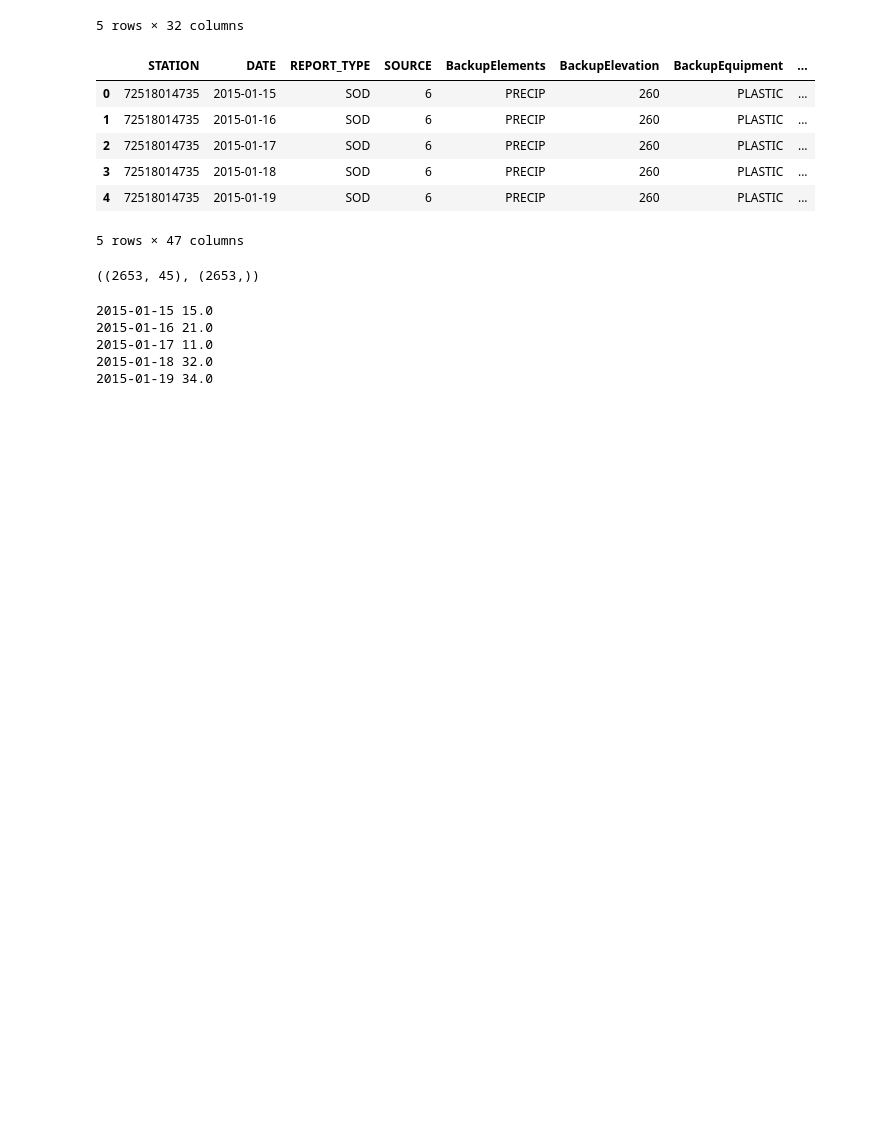
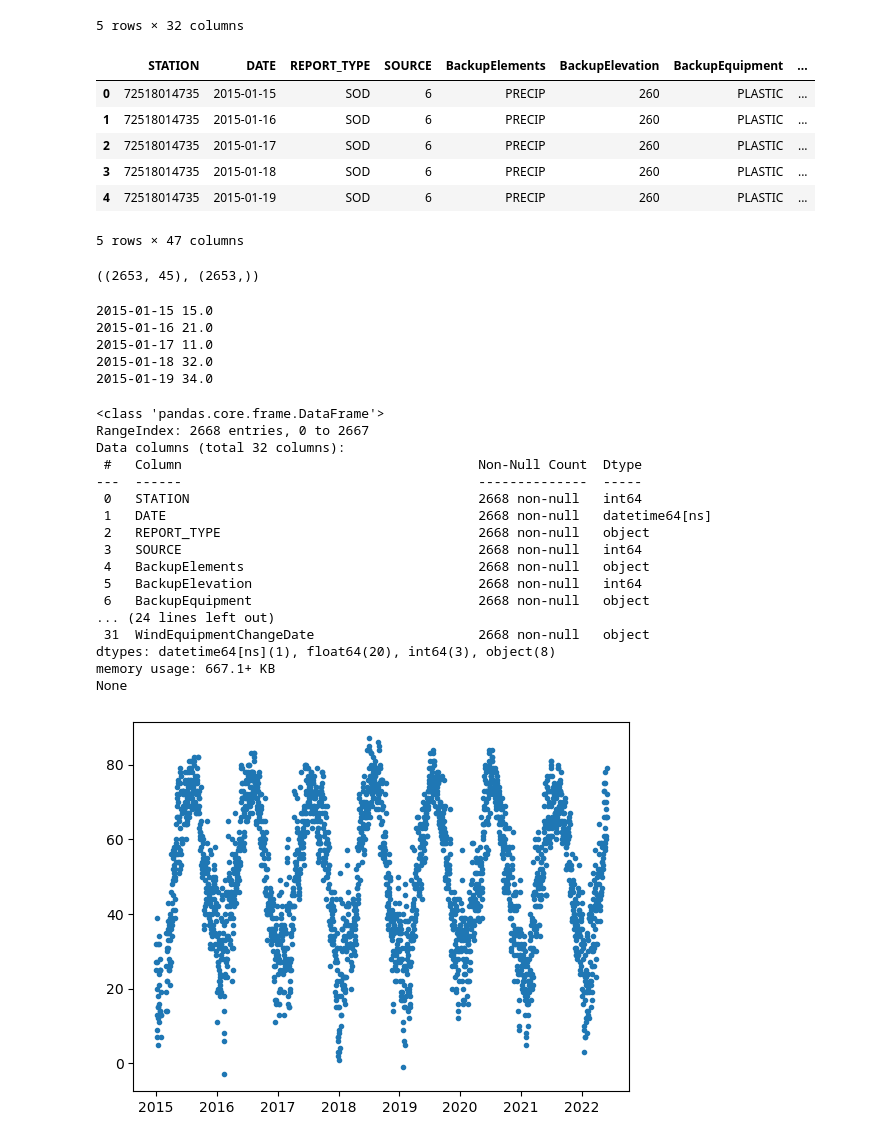
Before and after one commit to shreebhat/2025-FAAI-CPE-EE-551-WS-WS1-Project-Weather-Forecasting, a Jupyter notebook: notebooks/main.ipynb, the cells around one changed output. Saved outputs shown, nothing was run; the diff lists cells and outputs as text; code cells hidden in the pictures; blank space fills up the shorter version.

```diff
--- a/notebooks/main.ipynb
+++ b/notebooks/main.ipynb
@@ -21,8 +21,9 @@ from pathlib import Path
 
 from weather.data import WeatherStation
 from weather.features import build_features, stream_days
+from weather.dataanalyzer import DataAnalyzer
 
-CSV_PATH = Path("/workspaces/2025-FAAI-CPE-EE-551-WS-WS1-Project-Weather-Forecasting/data/daily_data.csv")
+CSV_PATH = Path("../data/daily_data.csv")
 DATE_COL = "DATE"
 TARGET_COL = "DailyAverageDryBulbTemperature"
 # %%
@@ -82,3 +83,26 @@ while i < 5:
 2015-01-17 11.0
 2015-01-18 32.0
 2015-01-19 34.0
+# %%
+da = DataAnalyzer()
+data = ws.df
+da.analyze(data)
+# %% [output]
+<class 'pandas.core.frame.DataFrame'>
+RangeIndex: 2668 entries, 0 to 2667
+Data columns (total 32 columns):
+ #   Column                                      Non-Null Count  Dtype
+---  ------                                      --------------  -----
+ 0   STATION                                     2668 non-null   int64
+ 1   DATE                                        2668 non-null   datetime64[ns]
+ 2   REPORT_TYPE                                 2668 non-null   object
+ 3   SOURCE                                      2668 non-null   int64
+ 4   BackupElements                              2668 non-null   object
+ 5   BackupElevation                             2668 non-null   int64
+ 6   BackupEquipment                             2668 non-null   object
+... (24 lines left out)
+ 31  WindEquipmentChangeDate                     2668 non-null   object
+dtypes: datetime64[ns](1), float64(20), int64(3), object(8)
+memory usage: 667.1+ KB
+None
+[figure, added]
```
